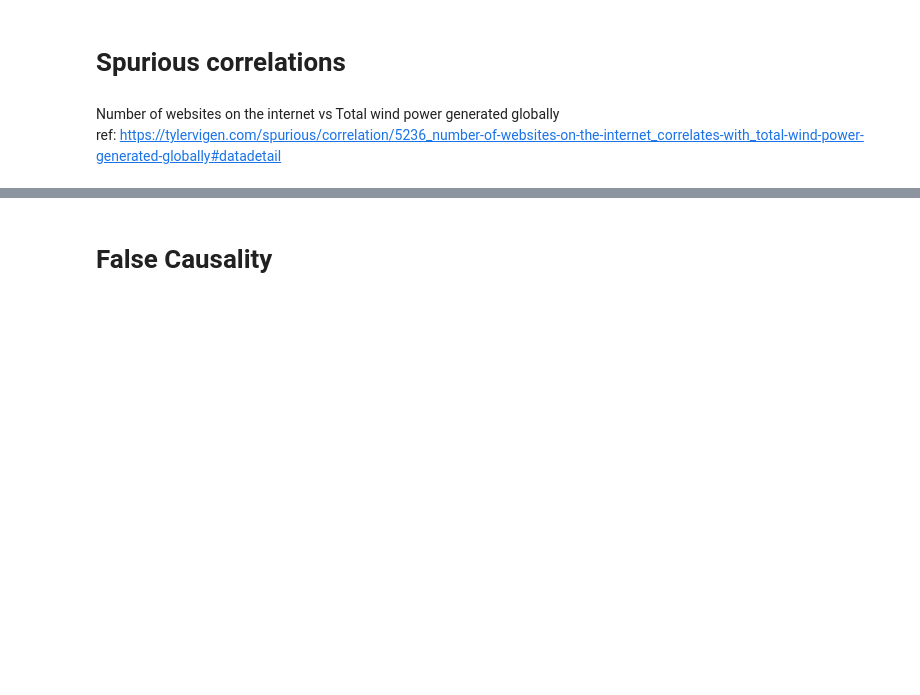
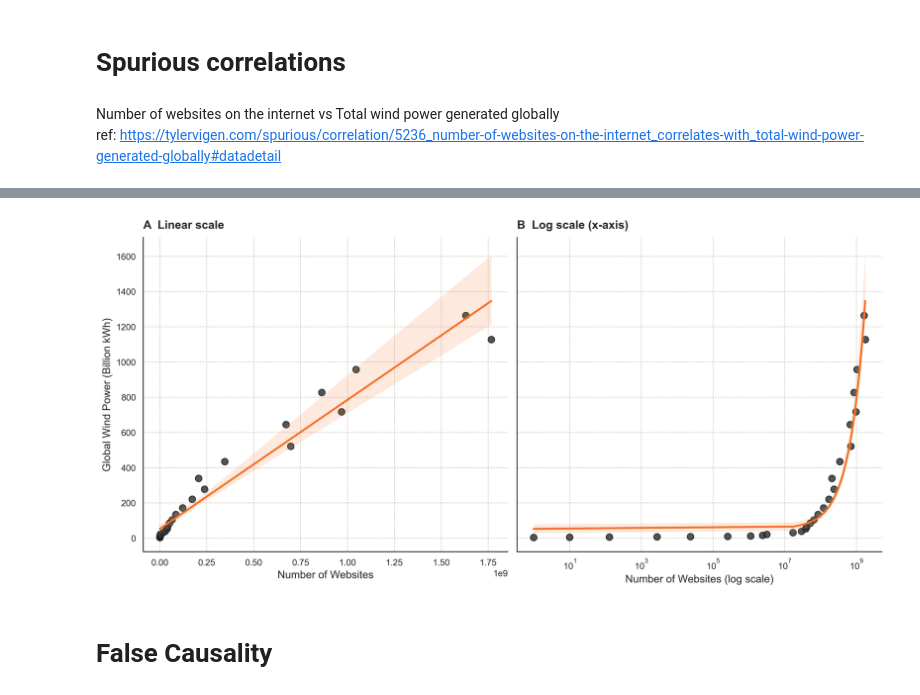
Before and after one commit to OxfordDemSci/Mapineq, a Jupyter notebook: src/case_study/Data_quality/fake_result.ipynb, the cells around one changed output, grey strips where cells are left out. Drawn from its saved outputs; the diff is of its cells as text; code cells hidden in the pictures; blank space fills up the shorter version.

```diff
--- a/src/case_study/Data_quality/fake_result.ipynb
+++ b/src/case_study/Data_quality/fake_result.ipynb
@@ -181,2 +568,75 @@ plt.show()
+# %%
+# --------------------------- Figure with two panels ---------------------------
+fig, axes = plt.subplots(1, 2, figsize=(12.5, 6), dpi=300, sharey=True)
+
+# Common plotting arguments
+scatter_kws = {
+    "s": 55,
+    "alpha": 0.85,
+    "color": "#32373AFF",
+    "edgecolor": "#171E15FF",
+}
+
+line_kws = {
+    "color": "#F27127FF",
+    "linewidth": 2.2
+}
+
+# ---------------------------
+# Panel A: Linear scale
+# ---------------------------
+sns.regplot(
+    x="Websites",
+    y="Wind Power (Billion kWh)",
+    data=data,
+    ci=95,
+    scatter_kws=scatter_kws,
+    line_kws=line_kws,
+    ax=axes[0]
+)
+
+axes[0].set_title("A  Linear scale", loc="left", pad=10, fontweight="bold")
+axes[0].set_xlabel("Number of Websites")
+axes[0].set_ylabel("Global Wind Power (Billion kWh)")
+
+# ---------------------------
+# Panel B: Log scale
+# ---------------------------
+sns.regplot(
+    x="Websites",
+    y="Wind Power (Billion kWh)",
+    data=data,
+    ci=95,
+    scatter_kws=scatter_kws,
+    line_kws=line_kws,
+    ax=axes[1]
+)
+
+axes[1].set_xscale("log")
+axes[1].set_title("B  Log scale (x-axis)", loc="left", pad=10, fontweight="bold")
+axes[1].set_xlabel("Number of Websites (log scale)")
+axes[1].set_ylabel("")
+
+# ---------------------------
+# Clean spines
+# ---------------------------
+for ax in axes:
+    ax.spines["top"].set_visible(False)
+    ax.spines["right"].set_visible(False)
+
+plt.tight_layout()
+
+# ---------------------------
+# Save
+# ---------------------------
+plt.savefig(
+    "Figrue/Spurious_correlations_two_panel.png",
+    dpi=300,
+    bbox_inches="tight"
+)
+
+plt.show()
+# %% [output]
+[figure, added]
 # %% [markdown]
 # False Causality
```
Also changed, not shown: parts of 17 cells of this notebook, 6 other files.
